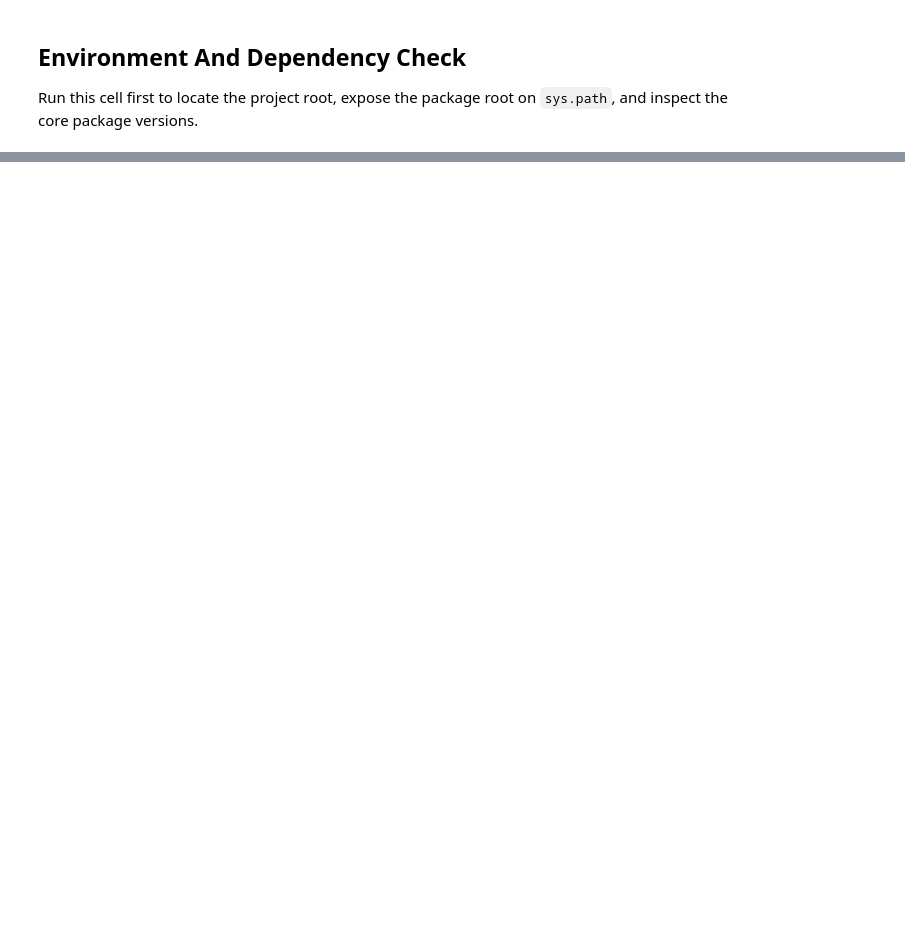
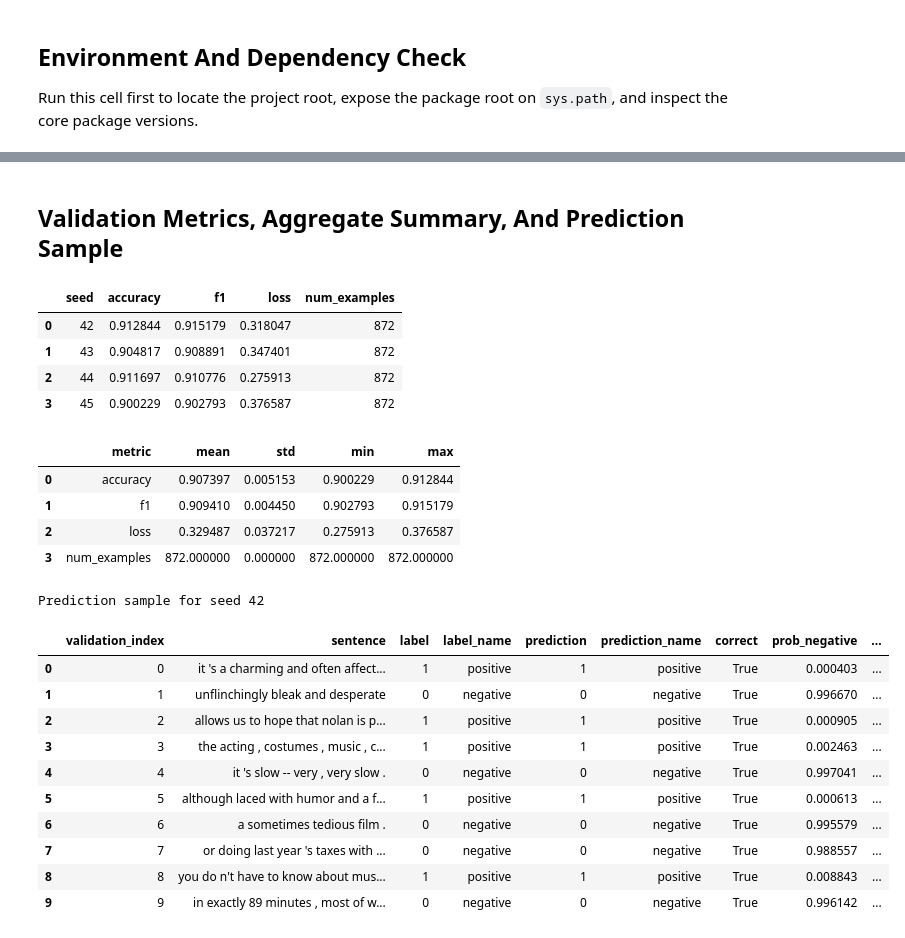
Before and after one commit to Shirllen/COMP5329_assignment2, a Jupyter notebook: experiment.ipynb, the cells around one changed output, grey strips where cells are left out. Cells and saved outputs as stored; diff of their text form; code cells hidden in the pictures; blank space fills up the shorter version.

Commit message:
Refactor experiment workflow and add paper assets

```diff
--- a/experiment.ipynb
+++ b/experiment.ipynb
@@ -117,2 +8,0 @@ Run this cell when you want to fine-tune the model.
-# %%
-train_result = train(train_config)
@@ -123,2 +8,0 @@ Run this cell to evaluate a saved checkpoint on the selected split.
-# %%
-eval_result = evaluate(eval_config)
@@ -129,2 +8,0 @@ Run this cell to produce token-importance rankings, ranking-similarity tables, d
-# %%
-analysis_result = run_attention_analysis(analysis_config)
@@ -219,0 +300,13 @@ display_markdown_file(artifact_paths["qualitative_cases"])
+# %%
+eval_results = {}
+eval_summary_rows = []
+
+for experiment in experiments:
+    seed = experiment["seed"]
+    print(f"=== Seed {seed}: evaluation ===")
+    eval_result = evaluate(experiment["eval_config"])
+    eval_results[seed] = eval_result
+    eval_summary_rows.append({"seed": seed, **eval_result.metrics, "metrics_path": str(eval_result.metrics_path)})
+
+eval_summary_df = pd.DataFrame(eval_summary_rows).sort_values("seed").reset_index(drop=True)
+display(eval_summary_df)
@@ -219,0 +518,51 @@ display_markdown_file(artifact_paths["qualitative_cases"])
+# %% [markdown]
+## Validation Metrics, Aggregate Summary, And Prediction Sample
+# %%
+validation_metrics_df = load_seed_json_rows("validation_metrics")
+if validation_metrics_df is not None:
+    validation_metrics_df = validation_metrics_df.sort_values("seed").reset_index(drop=True)
+    display(validation_metrics_df)
+
+    aggregate_rows = []
+    for metric_name in ["accuracy", "f1", "loss", "num_examples"]:
+        if metric_name not in validation_metrics_df.columns:
+            continue
+        aggregate_rows.append(
+            {
+                "metric": metric_name,
+                "mean": validation_metrics_df[metric_name].mean(),
+                "std": validation_metrics_df[metric_name].std(ddof=0),
+                "min": validation_metrics_df[metric_name].min(),
+                "max": validation_metrics_df[metric_name].max(),
+            }
+        )
+    if aggregate_rows:
+        display(pd.DataFrame(aggregate_rows))
+
+prediction_sample = load_csv_if_exists(inspect_artifact_paths["validation_predictions"])
+if prediction_sample is not None:
+    print(f"Prediction sample for seed {INSPECT_SEED}")
+    display(prediction_sample.head(10))
+# %% [output]
+|  | seed | accuracy | f1 | loss | num_examples |
+| 0 | 42 | 0.912844 | 0.915179 | 0.318047 | 872 |
+| 1 | 43 | 0.904817 | 0.908891 | 0.347401 | 872 |
+| 2 | 44 | 0.911697 | 0.910776 | 0.275913 | 872 |
+| 3 | 45 | 0.900229 | 0.902793 | 0.376587 | 872 |
+|  | metric | mean | std | min | max |
+| 0 | accuracy | 0.907397 | 0.005153 | 0.900229 | 0.912844 |
+| 1 | f1 | 0.909410 | 0.004450 | 0.902793 | 0.915179 |
+| 2 | loss | 0.329487 | 0.037217 | 0.275913 | 0.376587 |
+| 3 | num_examples | 872.000000 | 0.000000 | 872.000000 | 872.000000 |
+Prediction sample for seed 42
+|  | validation_index | sentence | label | label_name | prediction | prediction_name | correct | prob_negative | ... |
+| 0 | 0 | it 's a charming and often affect... | 1 | positive | 1 | positive | True | 0.000403 | ... |
+| 1 | 1 | unflinchingly bleak and desperate | 0 | negative | 0 | negative | True | 0.996670 | ... |
+| 2 | 2 | allows us to hope that nolan is p... | 1 | positive | 1 | positive | True | 0.000905 | ... |
+| 3 | 3 | the acting , costumes , music , c... | 1 | positive | 1 | positive | True | 0.002463 | ... |
+| 4 | 4 | it 's slow -- very , very slow . | 0 | negative | 0 | negative | True | 0.997041 | ... |
+| 5 | 5 | although laced with humor and a f... | 1 | positive | 1 | positive | True | 0.000613 | ... |
+| 6 | 6 | a sometimes tedious film . | 0 | negative | 0 | negative | True | 0.995579 | ... |
+| 7 | 7 | or doing last year 's taxes with ... | 0 | negative | 0 | negative | True | 0.988557 | ... |
+| 8 | 8 | you do n't have to know about mus... | 1 | positive | 1 | positive | True | 0.008843 | ... |
+| 9 | 9 | in exactly 89 minutes , most of w... | 0 | negative | 0 | negative | True | 0.996142 | ... |
```
Also changed, not shown: parts of 36 cells of this notebook, 30 other files.
